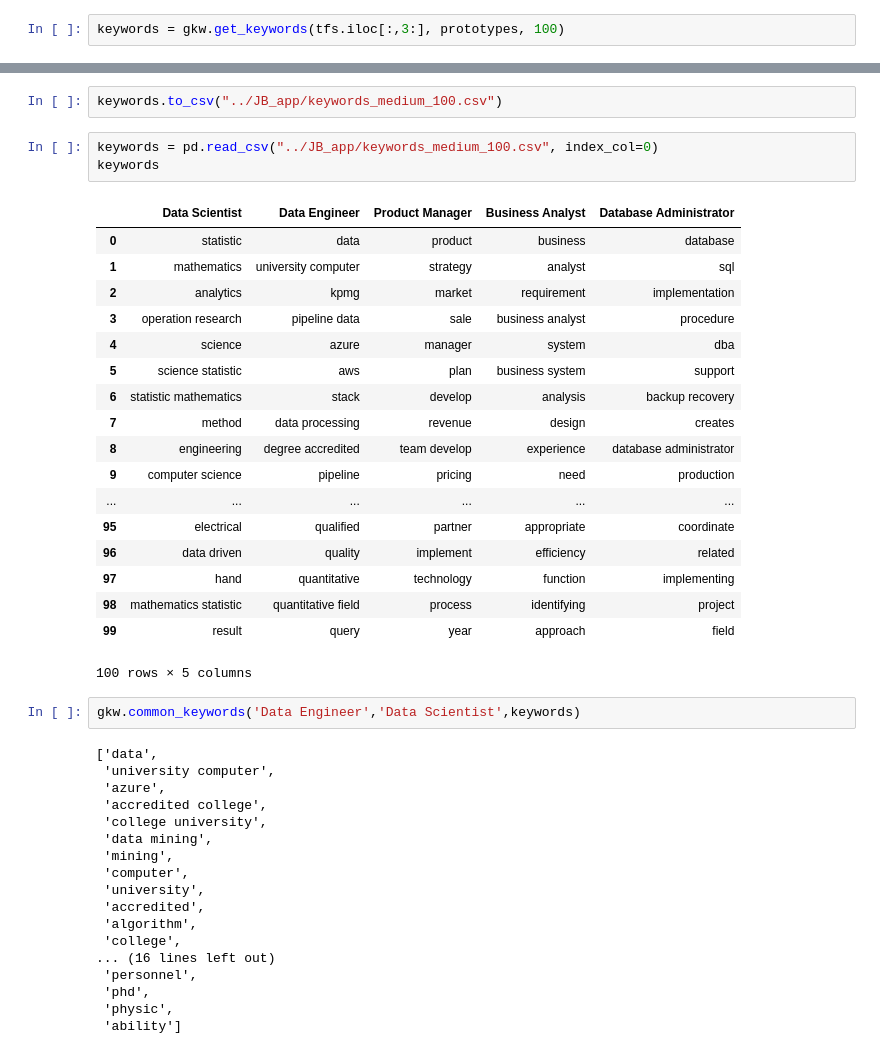
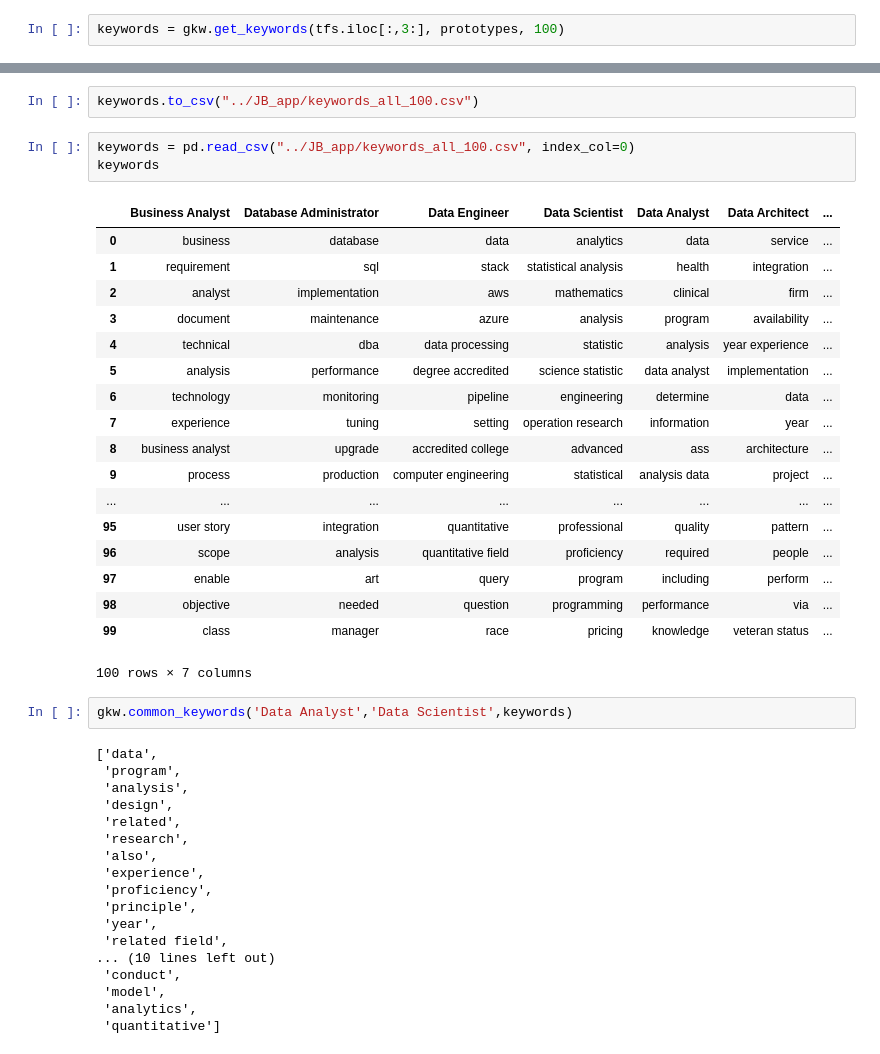
Before and after one commit to JadeYu/JoBreaker, a Jupyter notebook: analyses/Building_pipeline.ipynb, the cells around one changed output, grey strips where cells are left out. Drawn from its saved outputs; the diff is of its cells as text.

```diff
--- a/analyses/Building_pipeline.ipynb
+++ b/analyses/Building_pipeline.ipynb
@@ -219,47 +233,47 @@ keywords.iloc[:20,:]
 # %%
-keywords.to_csv("../JB_app/keywords_medium_100.csv")
+keywords.to_csv("../JB_app/keywords_all_100.csv")
 # %%
-keywords = pd.read_csv("../JB_app/keywords_medium_100.csv", index_col=0)
+keywords = pd.read_csv("../JB_app/keywords_all_100.csv", index_col=0)
 keywords
 # %% [output]
-|  | Data Scientist | Data Engineer | Product Manager | Business Analyst | Database Administrator |
-| 0 | statistic | data | product | business | database |
-| 1 | mathematics | university computer | strategy | analyst | sql |
-| 2 | analytics | kpmg | market | requirement | implementation |
-| 3 | operation research | pipeline data | sale | business analyst | procedure |
-| 4 | science | azure | manager | system | dba |
-| 5 | science statistic | aws | plan | business system | support |
-| 6 | statistic mathematics | stack | develop | analysis | backup recovery |
-| 7 | method | data processing | revenue | design | creates |
-| 8 | engineering | degree accredited | team develop | experience | database administrator |
-| 9 | computer science | pipeline | pricing | need | production |
-| ... | ... | ... | ... | ... | ... |
-| 95 | electrical | qualified | partner | appropriate | coordinate |
-| 96 | data driven | quality | implement | efficiency | related |
-| 97 | hand | quantitative | technology | function | implementing |
-| 98 | mathematics statistic | quantitative field | process | identifying | project |
-| 99 | result | query | year | approach | field |
+|  | Business Analyst | Database Administrator | Data Engineer | Data Scientist | Data Analyst | Data Architect | ... |
+| 0 | business | database | data | analytics | data | service | ... |
+| 1 | requirement | sql | stack | statistical analysis | health | integration | ... |
+| 2 | analyst | implementation | aws | mathematics | clinical | firm | ... |
+| 3 | document | maintenance | azure | analysis | program | availability | ... |
+| 4 | technical | dba | data processing | statistic | analysis | year experience | ... |
+| 5 | analysis | performance | degree accredited | science statistic | data analyst | implementation | ... |
+| 6 | technology | monitoring | pipeline | engineering | determine | data | ... |
+| 7 | experience | tuning | setting | operation research | information | year | ... |
+| 8 | business analyst | upgrade | accredited college | advanced | ass | architecture | ... |
+| 9 | process | production | computer engineering | statistical | analysis data | project | ... |
+| ... | ... | ... | ... | ... | ... | ... | ... |
+| 95 | user story | integration | quantitative | professional | quality | pattern | ... |
+| 96 | scope | analysis | quantitative field | proficiency | required | people | ... |
+| 97 | enable | art | query | program | including | perform | ... |
+| 98 | objective | needed | question | programming | performance | via | ... |
+| 99 | class | manager | race | pricing | knowledge | veteran status | ... |
-100 rows × 5 columns
+100 rows × 7 columns
 # %%
-gkw.common_keywords('Data Engineer','Data Scientist',keywords)
+gkw.common_keywords('Data Analyst','Data Scientist',keywords)
 # %% [output]
 ['data',
- 'university computer',
- 'azure',
- 'accredited college',
- 'college university',
- 'data mining',
- 'mining',
- 'computer',
- 'university',
- 'accredited',
- 'algorithm',
- 'college',
-... (16 lines left out)
- 'personnel',
- 'phd',
- 'physic',
- 'ability']
+ 'program',
+ 'analysis',
+ 'design',
+ 'related',
+ 'research',
+ 'also',
+ 'experience',
+ 'proficiency',
+ 'principle',
+ 'year',
+ 'related field',
+... (10 lines left out)
+ 'conduct',
+ 'model',
+ 'analytics',
+ 'quantitative']
 # %%
 new = [df['snippet'].iloc[3]]
 cleaned_text = pps.raw_cleaning(new, False)
```
Also changed, not shown: parts of 15 cells of this notebook, 7 other files.
